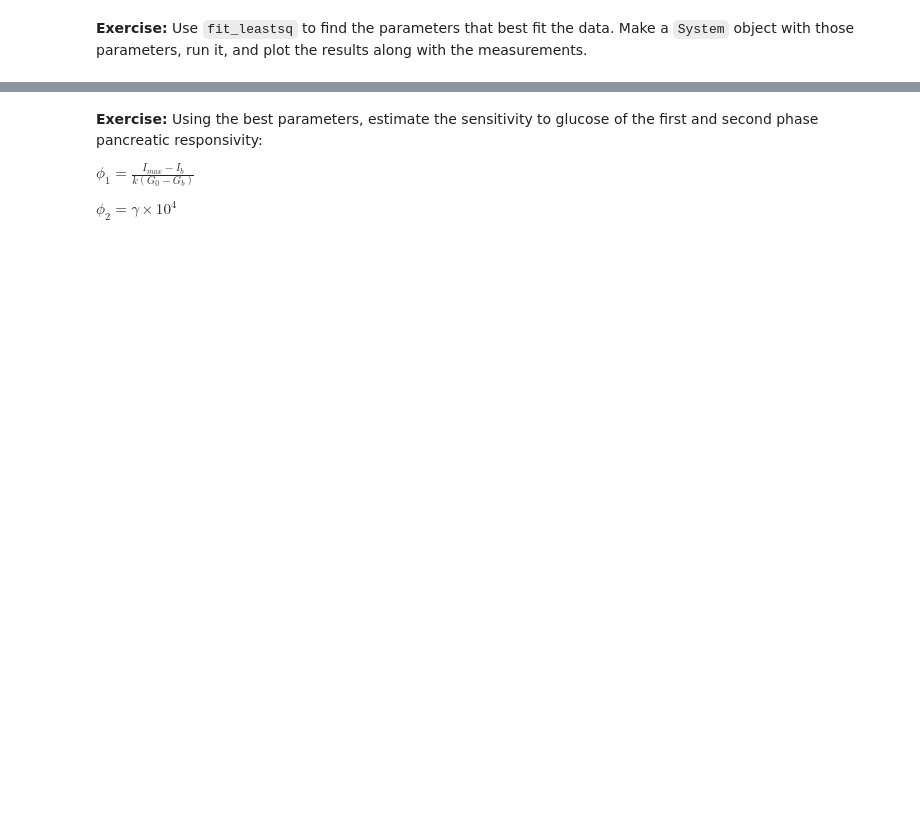
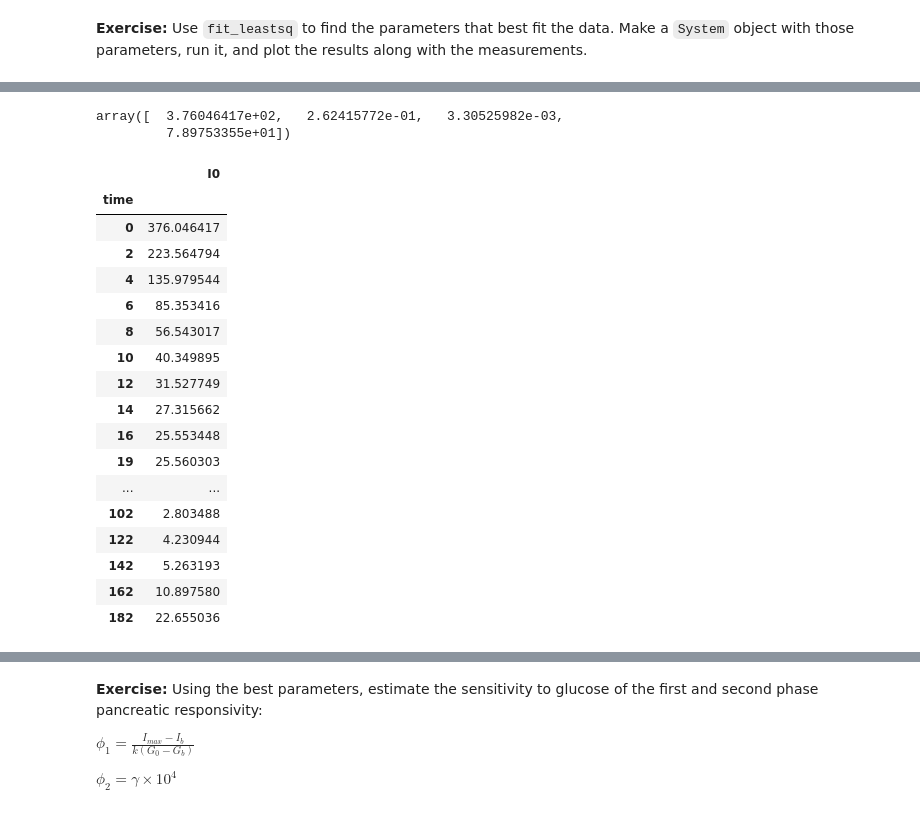
Before and after one commit to 867006905/ModSimPy, a Jupyter notebook: code/chap08mine.ipynb, the cells around one changed output, grey strips where cells are left out. Drawn from its saved outputs; the diff is of its cells as text; code cells hidden in the pictures; blank space fills up the shorter version.

```diff
--- a/code/chap08mine.ipynb
+++ b/code/chap08mine.ipynb
@@ -629,4 +728,30 @@ Hint: As we did in a previous exercise, you might want to drop the errors for ti
 # %%
 # Solution goes here
+best_params
+# %% [output]
+array([  3.76046417e+02,   2.62415772e-01,   3.30525982e-03,
+         7.89753355e+01])
 # %%
 # Solution goes here
+system_best_params = make_system_I(*best_params, data)
+run_odeint(system_best_params, slope_func_I)
+system_best_params.results
+# %% [output]
+|  | I0 |
+| time |  |
+| 0 | 376.046417 |
+| 2 | 223.564794 |
+| 4 | 135.979544 |
+| 6 | 85.353416 |
+| 8 | 56.543017 |
+| 10 | 40.349895 |
+| 12 | 31.527749 |
+| 14 | 27.315662 |
+| 16 | 25.553448 |
+| 19 | 25.560303 |
+| ... | ... |
+| 102 | 2.803488 |
+| 122 | 4.230944 |
+| 142 | 5.263193 |
+| 162 | 10.897580 |
+| 182 | 22.655036 |
```
Also changed, not shown: parts of 31 cells of this notebook, 5 other files.
